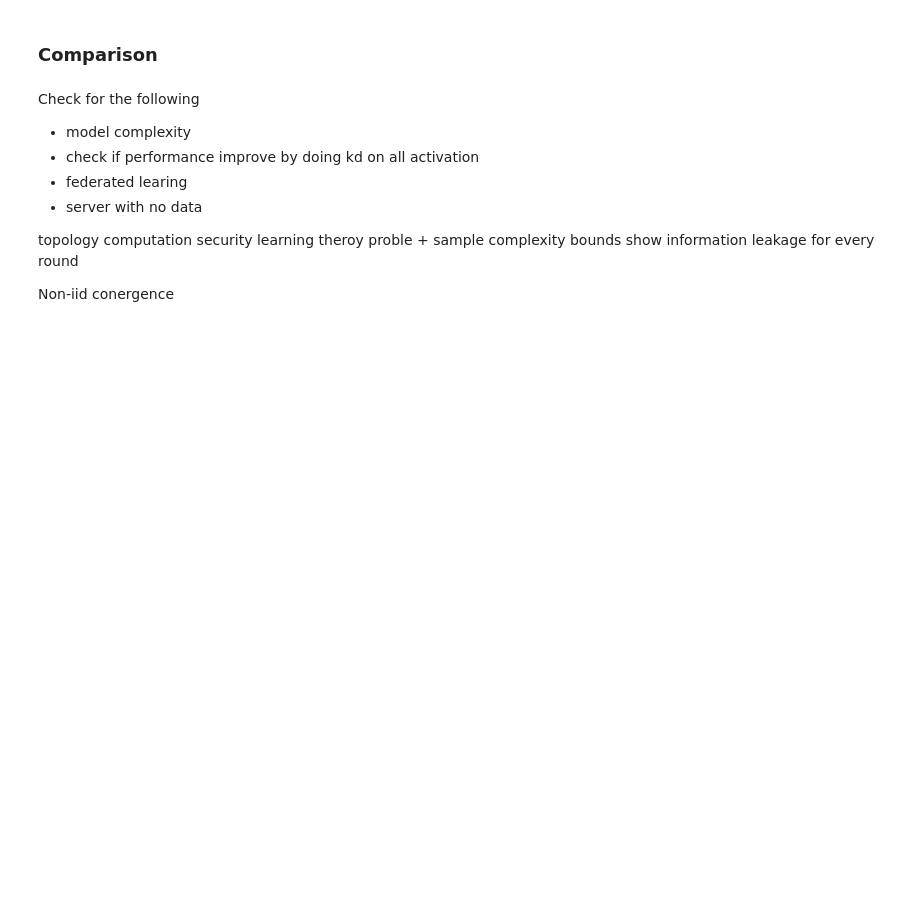
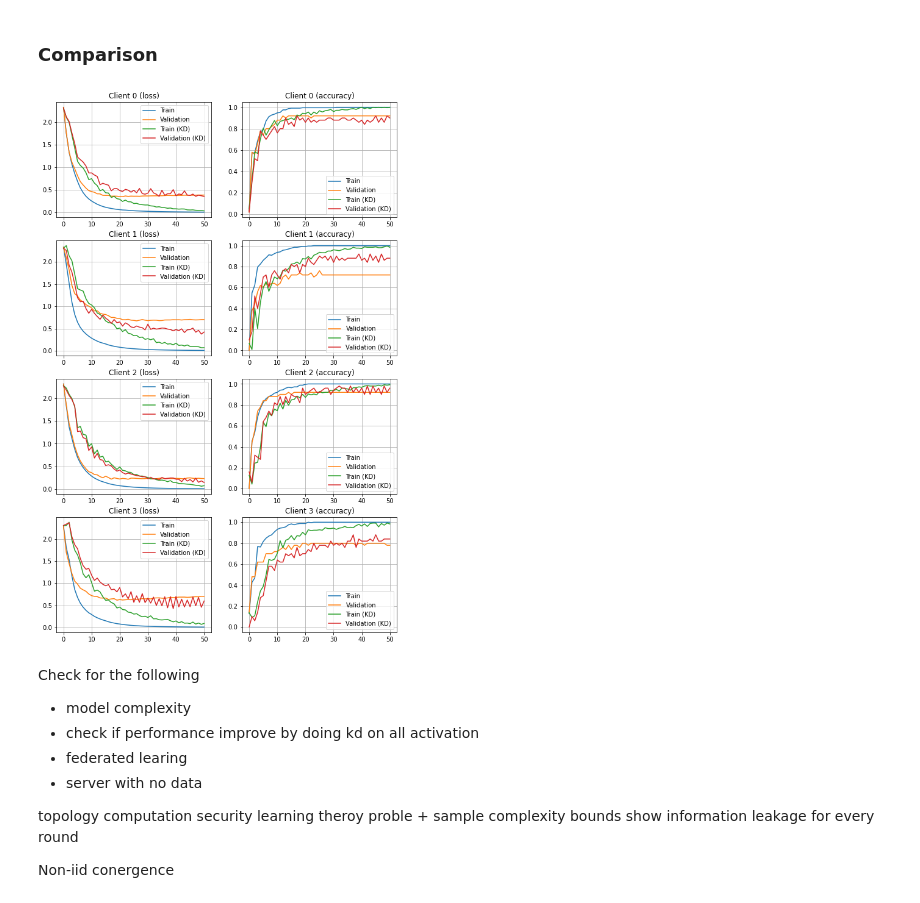
Before and after one commit to jingax/Multi-Fed, a Jupyter notebook: BlindLearning.ipynb, the cells around one changed output. Cells and saved outputs as stored; diff of their text form; code cells hidden in the pictures; blank space fills up the shorter version.

```diff
--- a/BlindLearning.ipynb
+++ b/BlindLearning.ipynb
@@ -125,7 +124,11 @@ elif MODEL == "resnet18":
     client_models = [mdl.ResNet18(meta["in_dimension"][0], meta["n_class"]).to(DEVICE) for _ in range(N_CLIENTS)]
     client_models_kd = [mdl.ResNet18(meta["in_dimension"][0], meta["n_class"]).to(DEVICE) for _ in range(N_CLIENTS)]
 
-# Performance tracker
+elif MODEL == "lenet5":
+    client_models = [mdl.LeNet5(meta["in_dimension"][0], meta["n_class"]).to(DEVICE) for _ in range(N_CLIENTS)]
+    client_models_kd = [mdl.LeNet5(meta["in_dimension"][0], meta["n_class"]).to(DEVICE) for _ in range(N_CLIENTS)]
+
+    # Performance tracker
 perf_trackers = [hlp.PerfTracker(client_models[i], train_dl_list[i], val_dl_list[i],
                                  CRITERION, meta["n_class"],
                                  EXPORT_DIR + "/client_{}".format(i)) for i in range(N_CLIENTS)]
@@ -225,26 +236,31 @@ perf_trackers_kd[user].plot_training_history(metric="loss")
 # %% [markdown]
 ### Comparison
 # %%
+fig, axs = plt.subplots(N_CLIENTS, 2, figsize=(10, 4*N_CLIENTS))
 for i in range(N_CLIENTS):
-    fig, axs = plt.subplots(1, 2, figsize=(8, 4))
+
     pt = perf_trackers[i]
     pt_kd = perf_trackers_kd[i]
-    axs[0].plot(pt.index, pt.perf_history_tr["loss"], label="Train")
-    axs[0].plot(pt.index, pt.perf_history_val["loss"], label="Validation")
-    axs[0].plot(pt_kd.index, pt_kd.perf_history_tr["loss"], label="Train (KD)")
-    axs[0].plot(pt_kd.index, pt_kd.perf_history_val["loss"],label="Validation (KD)")
-    axs[0].set_title("Client {} (loss)".format(i))
-    axs[0].legend()
+    axs[i,0].plot(pt.index, pt.perf_history_tr["loss"], label="Train")
+    axs[i,0].plot(pt.index, pt.perf_history_val["loss"], label="Validation")
+    axs[i,0].plot(pt_kd.index, pt_kd.perf_history_tr["loss"], label="Train (KD)")
+    axs[i,0].plot(pt_kd.index, pt_kd.perf_history_val["loss"],label="Validation (KD)")
+    axs[i,0].set_title("Client {} (loss)".format(i))
+    axs[i,0].legend()
+    axs[i,0].grid()
 
 
-    axs[1].plot(pt.index, np.trace(pt.perf_history_tr["confusion matrix"], axis1=1, axis2=2) / np.sum(pt.perf_history_tr["confusion matrix"], axis=(1,2)), label="Train")
-    axs[1].plot(pt.index, np.trace(pt.perf_history_val["confusion matrix"], axis1=1, axis2=2) / np.sum(pt.perf_history_val["confusion matrix"], axis=(1,2)), label="Validation")
-    axs[1].plot(pt_kd.index, np.trace(pt_kd.perf_history_tr["confusion matrix"], axis1=1, axis2=2) / np.sum(pt_kd.perf_history_tr["confusion matrix"], axis=(1,2)), label="Train (KD)")
-    axs[1].plot(pt_kd.index, np.trace(pt_kd.perf_history_val["confusion matrix"], axis1=1, axis2=2) / np.sum(pt_kd.perf_history_val["confusion matrix"], axis=(1,2)), label="Validation (KD)")
-    axs[1].set_title("Client {} (accuracy)".format(i))
-    axs[1].legend()
+    axs[i, 1].plot(pt.index, np.trace(pt.perf_history_tr["confusion matrix"], axis1=1, axis2=2) / np.sum(pt.perf_history_tr["confusion matrix"], axis=(1,2)), label="Train")
+    axs[i, 1].plot(pt.index, np.trace(pt.perf_history_val["confusion matrix"], axis1=1, axis2=2) / np.sum(pt.perf_history_val["confusion matrix"], axis=(1,2)), label="Validation")
+    axs[i, 1].plot(pt_kd.index, np.trace(pt_kd.perf_history_tr["confusion matrix"], axis1=1, axis2=2) / np.sum(pt_kd.perf_history_tr["confusion matrix"], axis=(1,2)), label="Train (KD)")
+    axs[i, 1].plot(pt_kd.index, np.trace(pt_kd.perf_history_val["confusion matrix"], axis1=1, axis2=2) / np.sum(pt_kd.perf_history_val["confusion matrix"], axis=(1,2)), label="Validation (KD)")
+    axs[i, 1].set_title("Client {} (accuracy)".format(i))
+    axs[i, 1].legend()
+    axs[i, 1].grid()
 
     fig.savefig(EXPORT_DIR + "/train_history.png", bbox_inches='tight')
+# %% [output]
+[figure, added]
 # %% [markdown]
 Check for the following
 - model complexity
```
Also changed, not shown: parts of 6 cells of this notebook, 42 other files.
